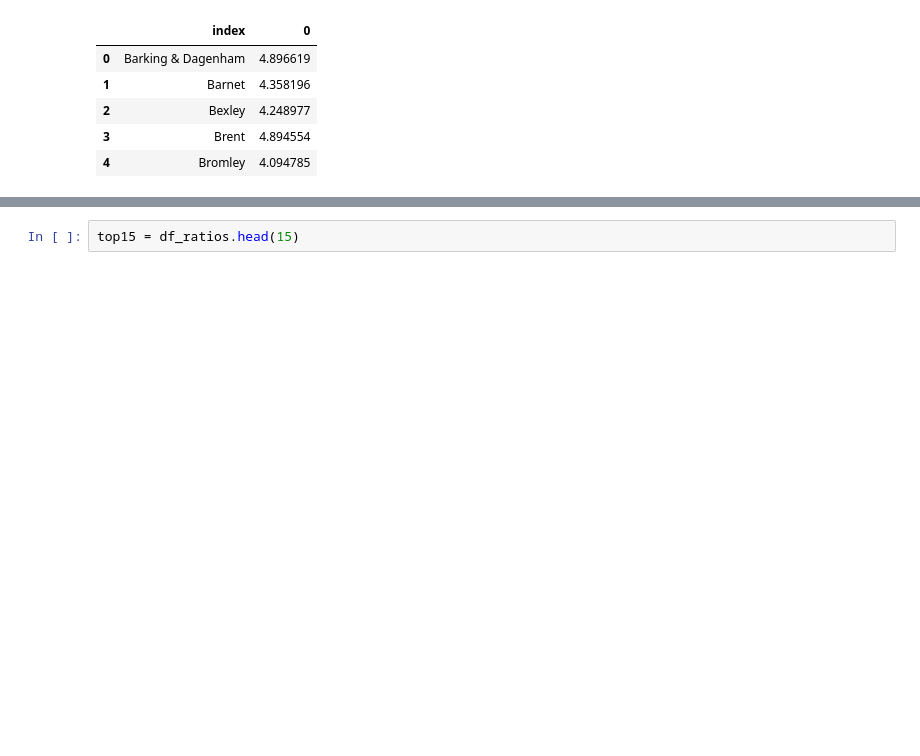
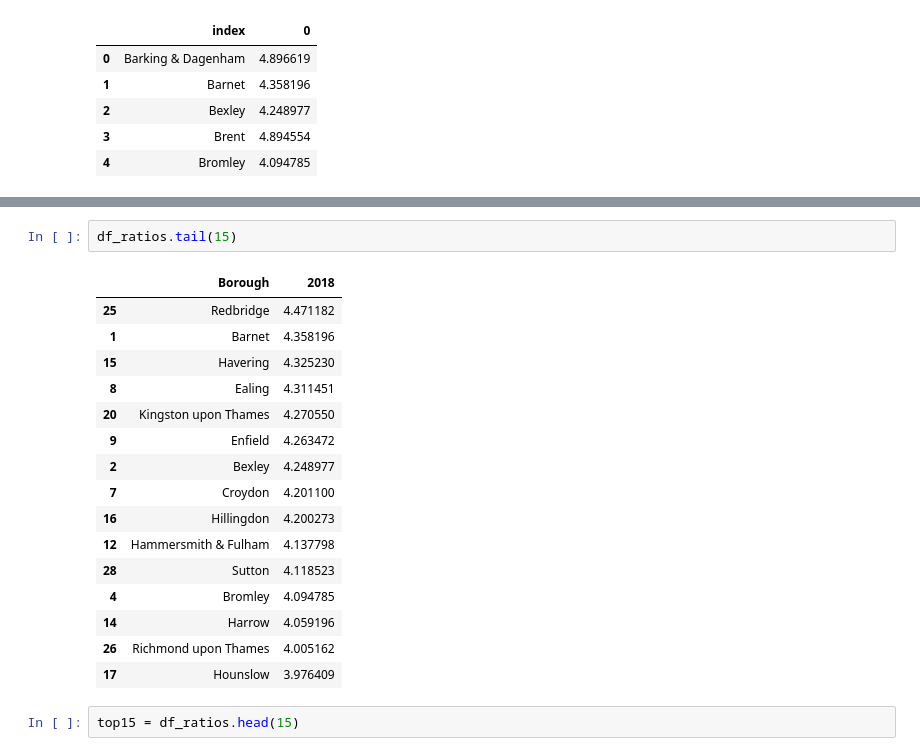
Before and after one commit to fugisawa/Springboard, a Jupyter notebook: Unit 4 Challenge - Tier 3.ipynb, the cells around one changed output, grey strips where cells are left out. Saved outputs shown, nothing was run; the diff lists cells and outputs as text; blank space fills up the shorter version.

```diff
--- a/Unit 4 Challenge - Tier 3.ipynb
+++ b/Unit 4 Challenge - Tier 3.ipynb
@@ -357,3 +384,22 @@ df_ratios.head()
+# %%
+df_ratios.tail(15)
+# %% [output]
+|  | Borough | 2018 |
+| 25 | Redbridge | 4.471182 |
+| 1 | Barnet | 4.358196 |
+| 15 | Havering | 4.325230 |
+| 8 | Ealing | 4.311451 |
+| 20 | Kingston upon Thames | 4.270550 |
+| 9 | Enfield | 4.263472 |
+| 2 | Bexley | 4.248977 |
+| 7 | Croydon | 4.201100 |
+| 16 | Hillingdon | 4.200273 |
+| 12 | Hammersmith & Fulham | 4.137798 |
+| 28 | Sutton | 4.118523 |
+| 4 | Bromley | 4.094785 |
+| 14 | Harrow | 4.059196 |
+| 26 | Richmond upon Thames | 4.005162 |
+| 17 | Hounslow | 3.976409 |
 # %%
 top15 = df_ratios.head(15)
 # %%
```
Also changed, not shown: parts of 11 cells of this notebook.
